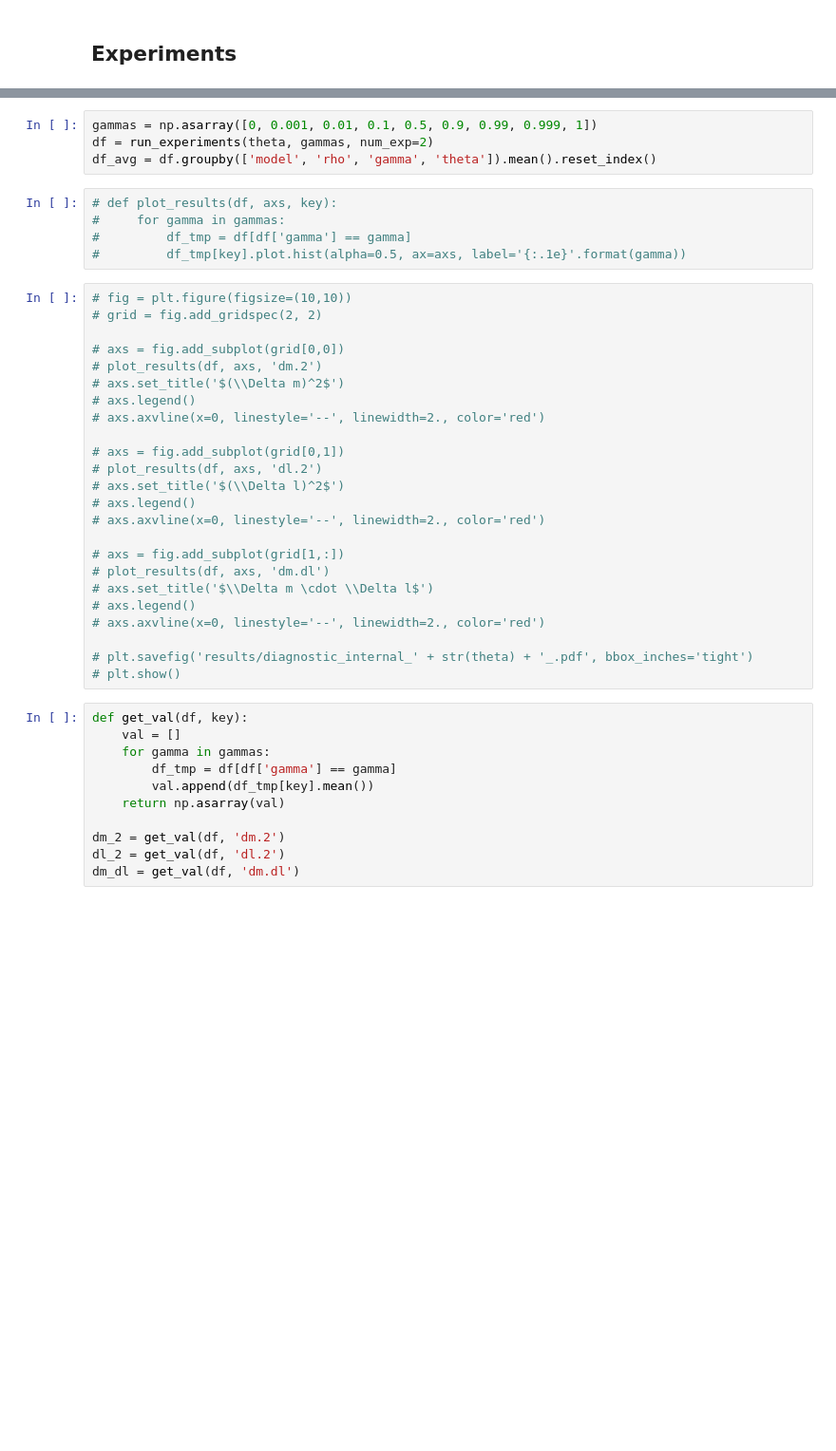
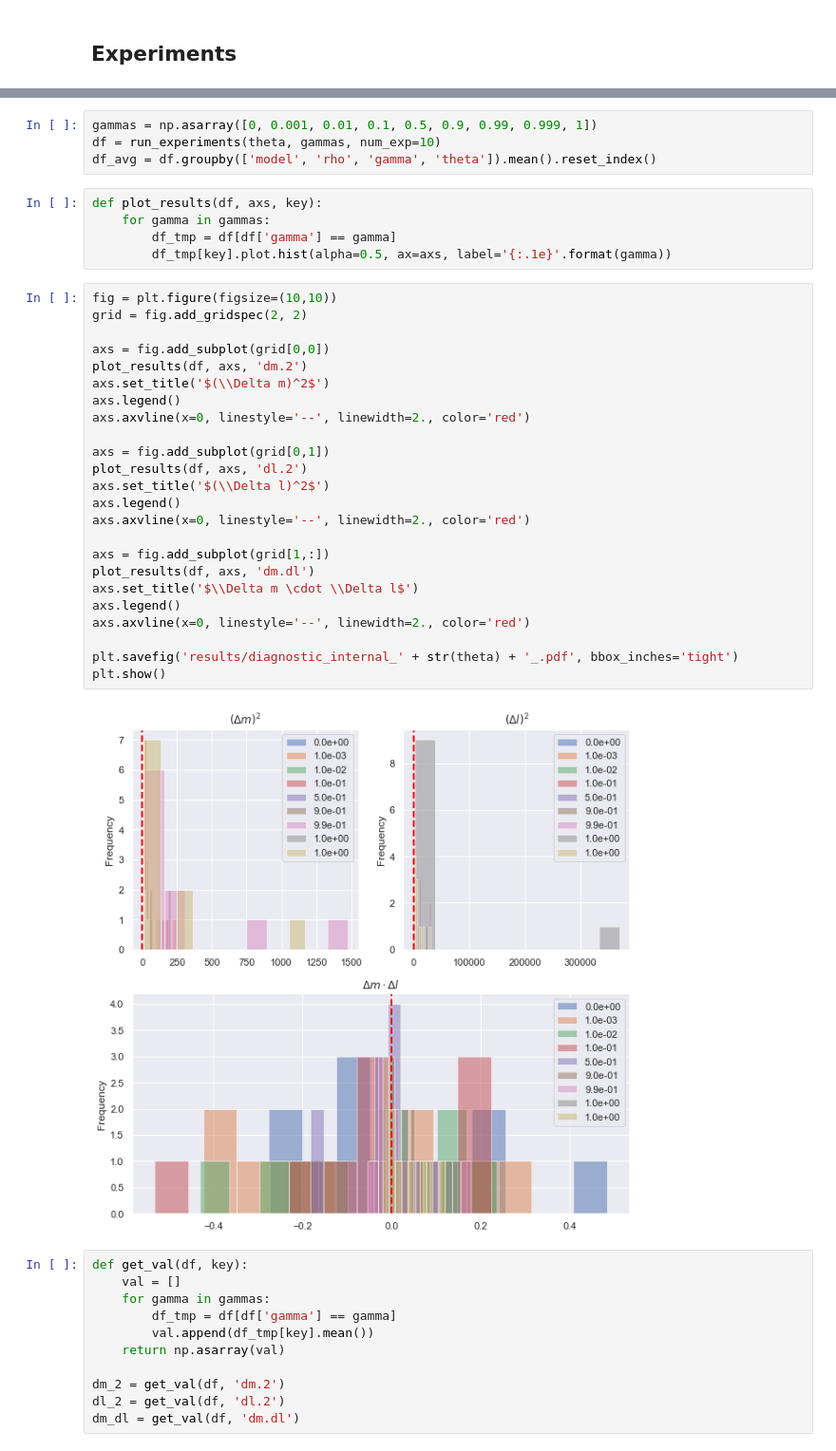
Before and after one commit to nitaifingerhut/double_machine_learning, a Jupyter notebook: diagnostic.ipynb, the cells around one changed output, grey strips where cells are left out. Shown at 95% size. Drawn from its saved outputs; the diff is of its cells as text; blank space fills up the shorter version.

```diff
--- a/diagnostic.ipynb
+++ b/diagnostic.ipynb
@@ -147,37 +145,39 @@ def run_experiments(theta, gammas, num_exp=10):
     return df
 # %%
 gammas = np.asarray([0, 0.001, 0.01, 0.1, 0.5, 0.9, 0.99, 0.999, 1])
-df = run_experiments(theta, gammas, num_exp=2)
+df = run_experiments(theta, gammas, num_exp=10)
 df_avg = df.groupby(['model', 'rho', 'gamma', 'theta']).mean().reset_index()
 # %%
-# def plot_results(df, axs, key):
-#     for gamma in gammas:
-#         df_tmp = df[df['gamma'] == gamma]
-#         df_tmp[key].plot.hist(alpha=0.5, ax=axs, label='{:.1e}'.format(gamma))
+def plot_results(df, axs, key):
+    for gamma in gammas:
+        df_tmp = df[df['gamma'] == gamma]
+        df_tmp[key].plot.hist(alpha=0.5, ax=axs, label='{:.1e}'.format(gamma))
 # %%
-# fig = plt.figure(figsize=(10,10))
-# grid = fig.add_gridspec(2, 2)
+fig = plt.figure(figsize=(10,10))
+grid = fig.add_gridspec(2, 2)
 
-# axs = fig.add_subplot(grid[0,0])
-# plot_results(df, axs, 'dm.2')
-# axs.set_title('$(\\Delta m)^2$')
-# axs.legend()
-# axs.axvline(x=0, linestyle='--', linewidth=2., color='red')
+axs = fig.add_subplot(grid[0,0])
+plot_results(df, axs, 'dm.2')
+axs.set_title('$(\\Delta m)^2$')
+axs.legend()
+axs.axvline(x=0, linestyle='--', linewidth=2., color='red')
 
-# axs = fig.add_subplot(grid[0,1])
-# plot_results(df, axs, 'dl.2')
-# axs.set_title('$(\\Delta l)^2$')
-# axs.legend()
-# axs.axvline(x=0, linestyle='--', linewidth=2., color='red')
+axs = fig.add_subplot(grid[0,1])
+plot_results(df, axs, 'dl.2')
+axs.set_title('$(\\Delta l)^2$')
+axs.legend()
+axs.axvline(x=0, linestyle='--', linewidth=2., color='red')
 
-# axs = fig.add_subplot(grid[1,:])
-# plot_results(df, axs, 'dm.dl')
-# axs.set_title('$\\Delta m \cdot \\Delta l$')
-# axs.legend()
-# axs.axvline(x=0, linestyle='--', linewidth=2., color='red')
+axs = fig.add_subplot(grid[1,:])
+plot_results(df, axs, 'dm.dl')
+axs.set_title('$\\Delta m \cdot \\Delta l$')
+axs.legend()
+axs.axvline(x=0, linestyle='--', linewidth=2., color='red')
 
-# plt.savefig('results/diagnostic_internal_' + str(theta) + '_.pdf', bbox_inches='tight')
-# plt.show()
+plt.savefig('results/diagnostic_internal_' + str(theta) + '_.pdf', bbox_inches='tight')
+plt.show()
+# %% [output]
+[figure, added]
 # %%
 def get_val(df, key):
     val = []
```
Also changed, not shown: parts of 10 cells of this notebook, 7 other files.
